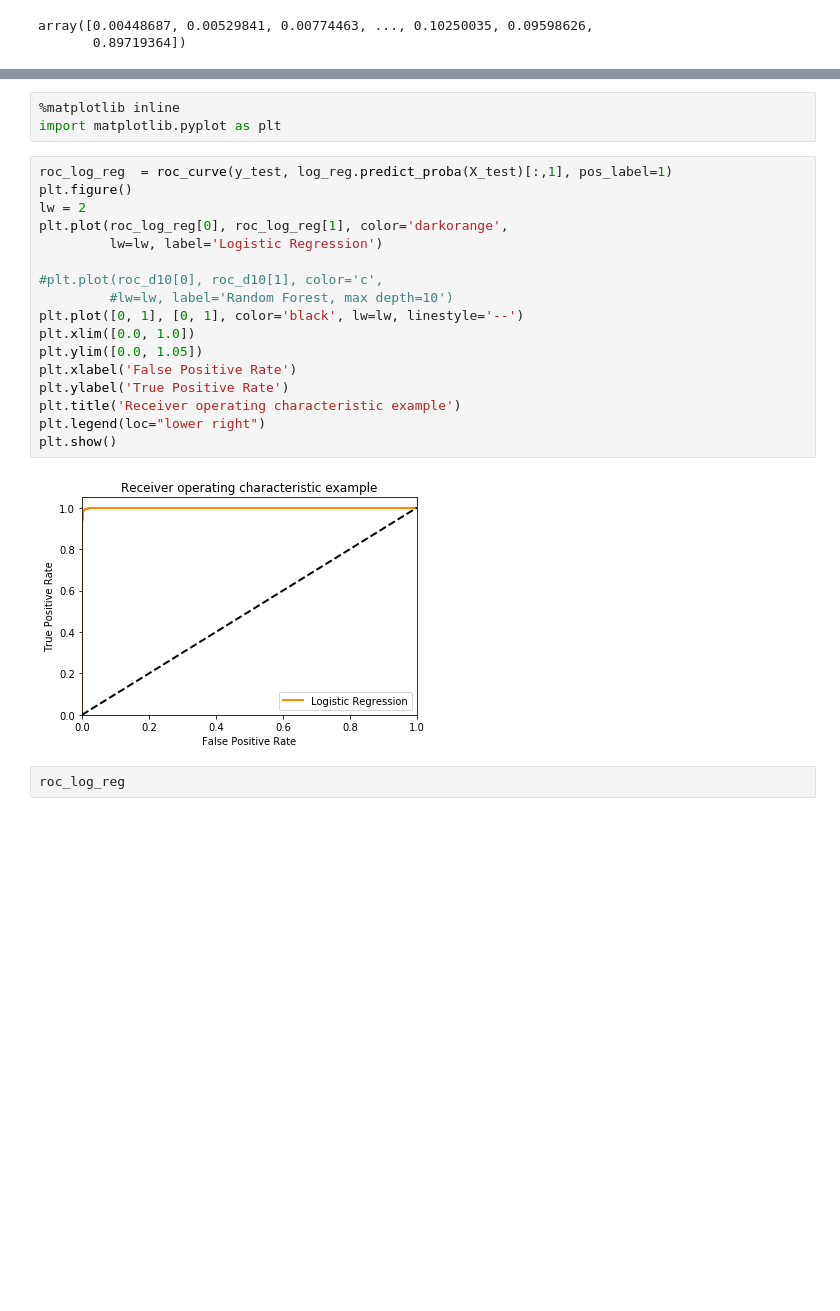
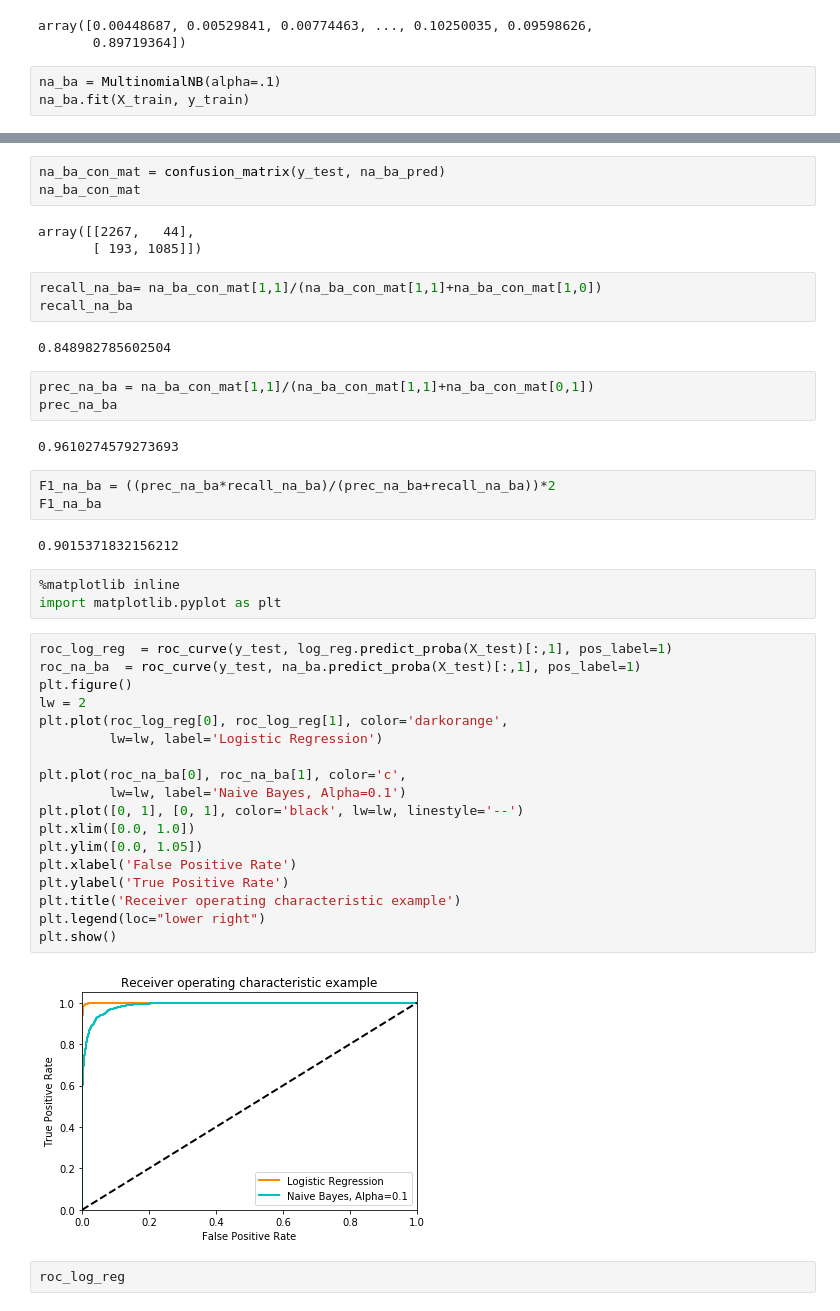
Before and after one commit to johncpolitte/News_or_Satire, a Jupyter notebook: build_full_df.ipynb, the cells around one changed output, grey strips where cells are left out. Cells and saved outputs as stored; diff of their text form; blank space fills up the shorter version.

Commit message:
ran naive bayes model

```diff
--- a/build_full_df.ipynb
+++ b/build_full_df.ipynb
@@ -282,3 +284,6 @@ log_reg.predict_proba(X_test)[:,1]
 # %% [output]
 array([0.00448687, 0.00529841, 0.00774463, ..., 0.10250035, 0.09598626,
        0.89719364])
+# %%
+na_ba = MultinomialNB(alpha=.1)
+na_ba.fit(X_train, y_train)
@@ -285,25 +298,47 @@ array([0.00448687, 0.00529841, 0.00774463, ..., 0.10250035, 0.09598626,
+# %%
+na_ba_con_mat = confusion_matrix(y_test, na_ba_pred)
+na_ba_con_mat
+# %% [output]
+array([[2267,   44],
+       [ 193, 1085]])
+# %%
+recall_na_ba= na_ba_con_mat[1,1]/(na_ba_con_mat[1,1]+na_ba_con_mat[1,0])
+recall_na_ba
+# %% [output]
+0.848982785602504
+# %%
+prec_na_ba = na_ba_con_mat[1,1]/(na_ba_con_mat[1,1]+na_ba_con_mat[0,1])
+prec_na_ba
+# %% [output]
+0.9610274579273693
+# %%
+F1_na_ba = ((prec_na_ba*recall_na_ba)/(prec_na_ba+recall_na_ba))*2
+F1_na_ba
+# %% [output]
+0.9015371832156212
 # %%
 %matplotlib inline
 import matplotlib.pyplot as plt
 # %%
 roc_log_reg  = roc_curve(y_test, log_reg.predict_proba(X_test)[:,1], pos_label=1)
+roc_na_ba  = roc_curve(y_test, na_ba.predict_proba(X_test)[:,1], pos_label=1)
 plt.figure()
 lw = 2
 plt.plot(roc_log_reg[0], roc_log_reg[1], color='darkorange',
          lw=lw, label='Logistic Regression')
 
-#plt.plot(roc_d10[0], roc_d10[1], color='c',
-         #lw=lw, label='Random Forest, max depth=10')
+plt.plot(roc_na_ba[0], roc_na_ba[1], color='c',
+         lw=lw, label='Naive Bayes, Alpha=0.1')
 plt.plot([0, 1], [0, 1], color='black', lw=lw, linestyle='--')
 plt.xlim([0.0, 1.0])
 plt.ylim([0.0, 1.05])
 plt.xlabel('False Positive Rate')
 plt.ylabel('True Positive Rate')
 plt.title('Receiver operating characteristic example')
 plt.legend(loc="lower right")
 plt.show()
 # %% [output]
-[figure, old version]
+[figure, new version]
 # %%
 roc_log_reg
 # %% [output]
```
Also changed, not shown: parts of 11 cells of this notebook.
